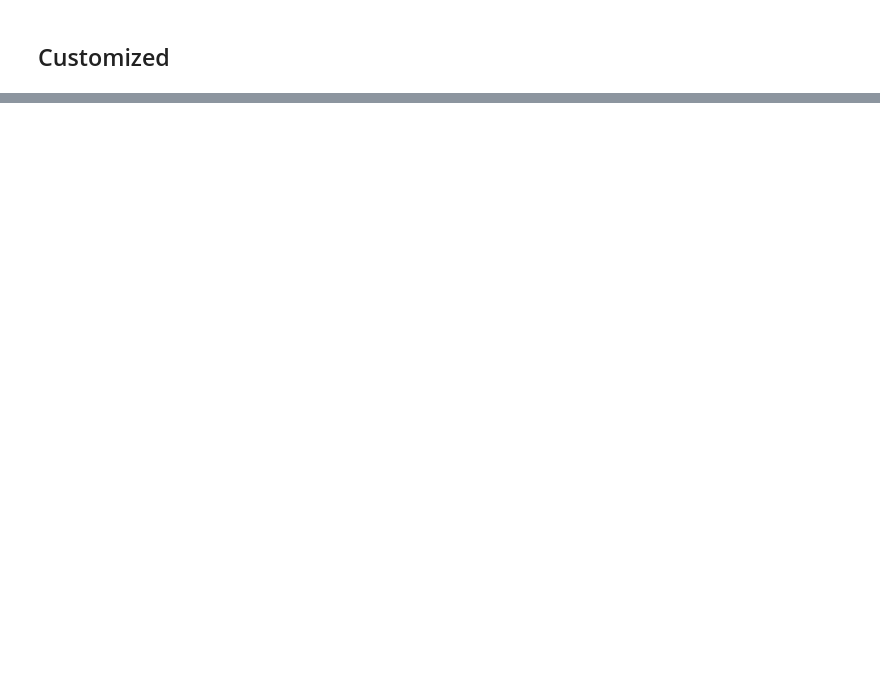
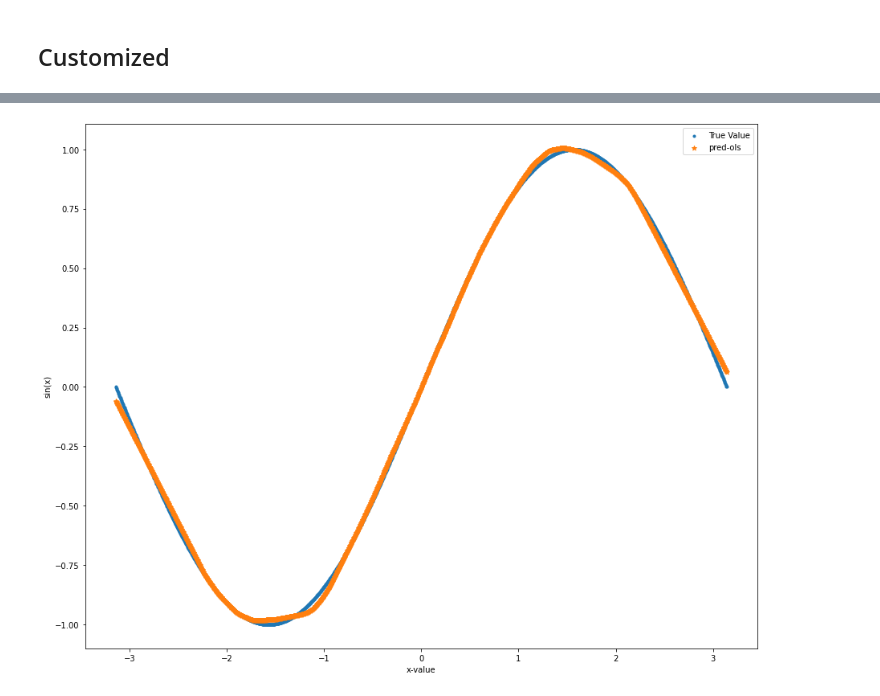
Before and after one commit to ythung85/DeepL, a Jupyter notebook: DeepLearning.ipynb, the cells around one changed output, grey strips where cells are left out. Saved outputs shown, nothing was run; the diff lists cells and outputs as text; code cells hidden in the pictures; blank space fills up the shorter version.

```diff
--- a/DeepLearning.ipynb
+++ b/DeepLearning.ipynb
@@ -237,0 +245,2 @@ plt.show()
+# %%
+x = torch.reshape(x, (n, 1))
@@ -237,0 +258,32 @@ plt.show()
+# %%
+multi_model = Multilayer(input_sample = 1, output_sample = 1)
+optimizer = torch.optim.SGD(multi_model.parameters(), lr=1e-5)
+lambda2 = 0.5
+
+for t in range(2000):
+    # Forward pass: Compute predicted y by passing x to the modelsp
+    y_pred = multi_model(x)
+
+    # parameter space
+    param = list(multi_model.parameters())
+    pspace = len(param)
+    param_ls = []
+
+    for i in range(pspace-1):
+        if i % 2 == 1:
+            param_ls.append(param[i].detach().numpy())
+    param_ls = np.array(param_ls)
+
+    # Compute and print loss
+    loss = loss_fn(y, y_pred, param_ls, lambda2)
+
+    if t % 100 == 99:
+        print(t, loss.item())
+
+    # Zero gradients, perform a backward pass, and update the weights.
+    optimizer.zero_grad()
+    loss.backward()
+    optimizer.step()
+
+#print(f'Result: {multi_model.string()}')
+print(f'Result: Done')
@@ -237,0 +308,13 @@ plt.show()
+# %%
+pred_cus = multi_model(x)
+# %%
+plt.figure(figsize = (15,12))
+plt.scatter(x, y, marker = '.', label = 'True Value')
+plt.scatter(x, pred_cus.detach().numpy(), marker = '*', label = 'pred-ols')
+
+plt.xlabel("x-value")
+plt.ylabel("sin(x)")
+plt.legend()
+plt.show()
+# %% [output]
+[figure, added]
```
Also changed, not shown: parts of 10 cells of this notebook.
